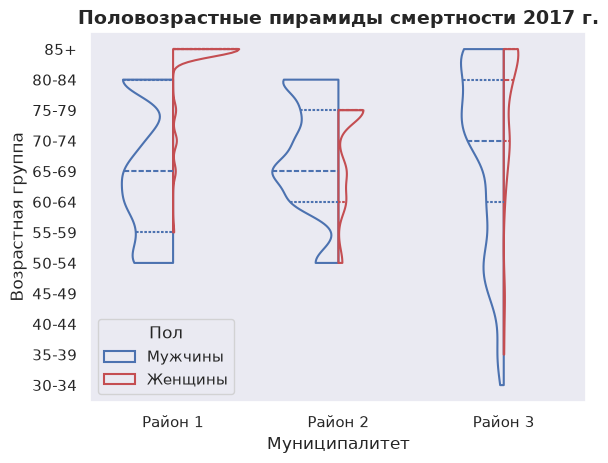
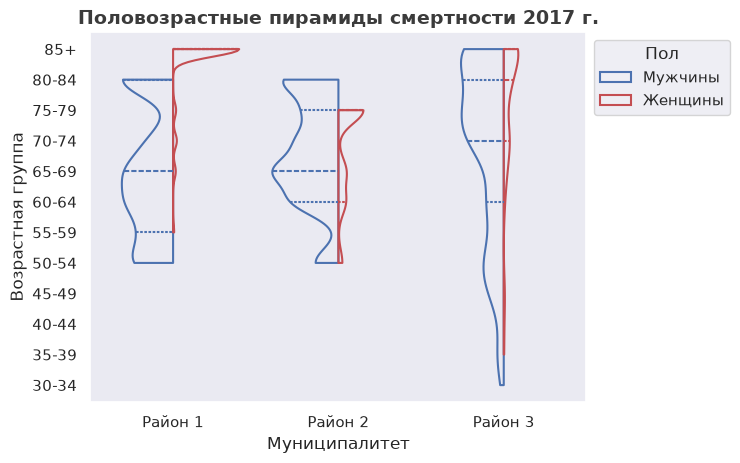
Code edit (unified diff) that turned the first committed figure into the second:
--- before
+++ after
@@ -17,3 +17,5 @@
 ax.invert_yaxis()
 # Добавление подписи.
-ax.set_title('Половозрастные пирамиды смертности {} г.'.format(age), fontsize=14, fontweight='bold')
+ax.set_title('Половозрастные пирамиды смертности {} г.'.format(age), fontsize=14, fontweight='bold', alpha=0.90)
+# Перемещение легенды.
+legend = plt.legend(loc='upper left', bbox_to_anchor=(1, 1), title='Пол')

Commit: Update Пирамиды.ipynb